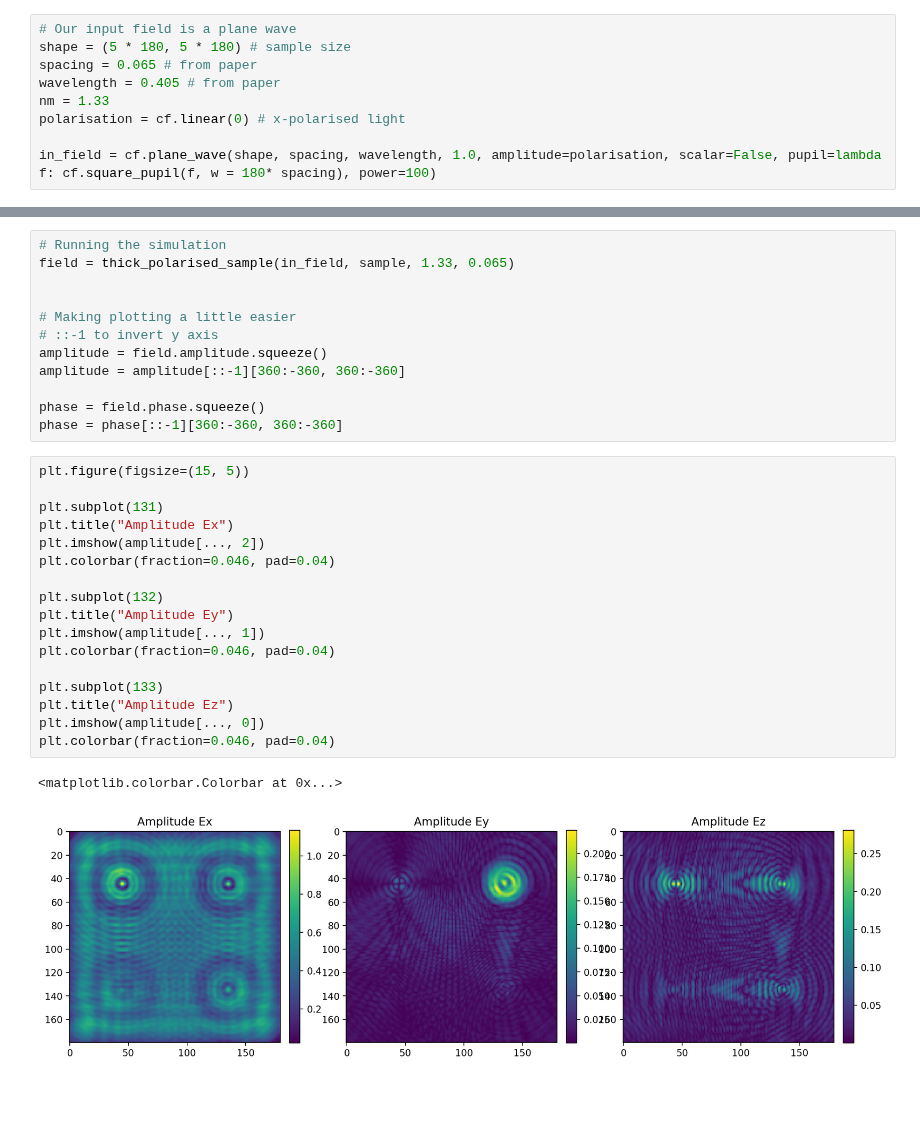
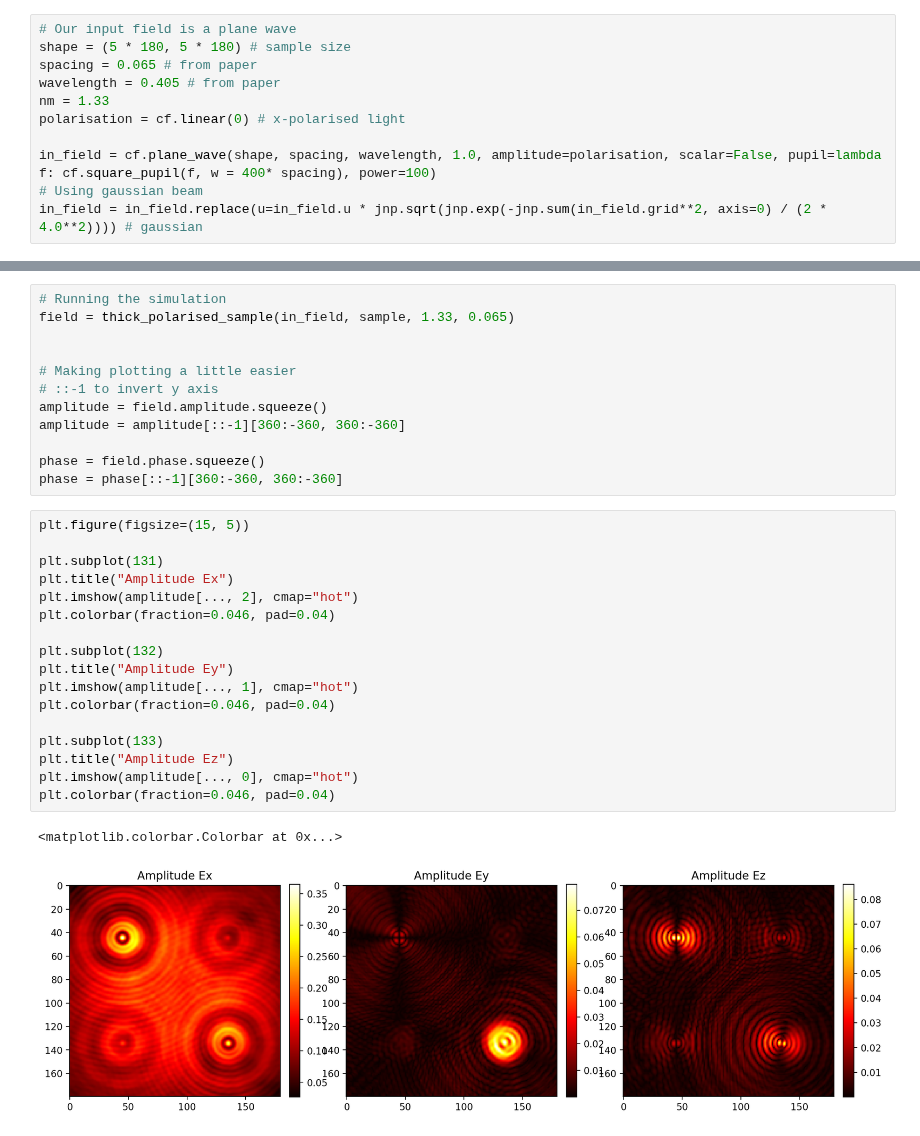
Before and after one commit to chromatix-team/chromatix, a Jupyter notebook: polarised_multislice/02_forward_model.ipynb, the cells around one changed output, grey strips where cells are left out. Drawn from its saved outputs; the diff is of its cells as text; blank space fills up the shorter version.

```diff
--- a/polarised_multislice/02_forward_model.ipynb
+++ b/polarised_multislice/02_forward_model.ipynb
@@ -19,7 +19,9 @@ wavelength = 0.405 # from paper
 nm = 1.33
 polarisation = cf.linear(0) # x-polarised light
 
-in_field = cf.plane_wave(shape, spacing, wavelength, 1.0, amplitude=polarisation, scalar=False, pupil=lambda f: cf.square_pupil(f, w = 180* spacing), power=100)
+in_field = cf.plane_wave(shape, spacing, wavelength, 1.0, amplitude=polarisation, scalar=False, pupil=lambda f: cf.square_pupil(f, w = 400* spacing), power=100)
+# Using gaussian beam
+in_field = in_field.replace(u=in_field.u * jnp.sqrt(jnp.exp(-jnp.sum(in_field.grid**2, axis=0) / (2 * 4.0**2)))) # gaussian
 # %%
 plt.imshow(in_field.intensity.squeeze())
 plt.colorbar()
@@ -101,23 +103,23 @@ phase = phase[::-1][360:-360, 360:-360]
 # %%
 plt.figure(figsize=(15, 5))
 
 plt.subplot(131)
 plt.title("Amplitude Ex")
-plt.imshow(amplitude[..., 2])
+plt.imshow(amplitude[..., 2], cmap="hot")
 plt.colorbar(fraction=0.046, pad=0.04)
 
 plt.subplot(132)
 plt.title("Amplitude Ey")
-plt.imshow(amplitude[..., 1])
+plt.imshow(amplitude[..., 1], cmap="hot")
 plt.colorbar(fraction=0.046, pad=0.04)
 
 plt.subplot(133)
 plt.title("Amplitude Ez")
-plt.imshow(amplitude[..., 0])
+plt.imshow(amplitude[..., 0], cmap="hot")
 plt.colorbar(fraction=0.046, pad=0.04)
 # %% [output]
 <matplotlib.colorbar.Colorbar at 0x...>
-[figure, old version]
+[figure, new version]
 # %%
 plt.figure(figsize=(15, 5))
 
```
Also changed, not shown: parts of 3 cells of this notebook, 3 other files.
